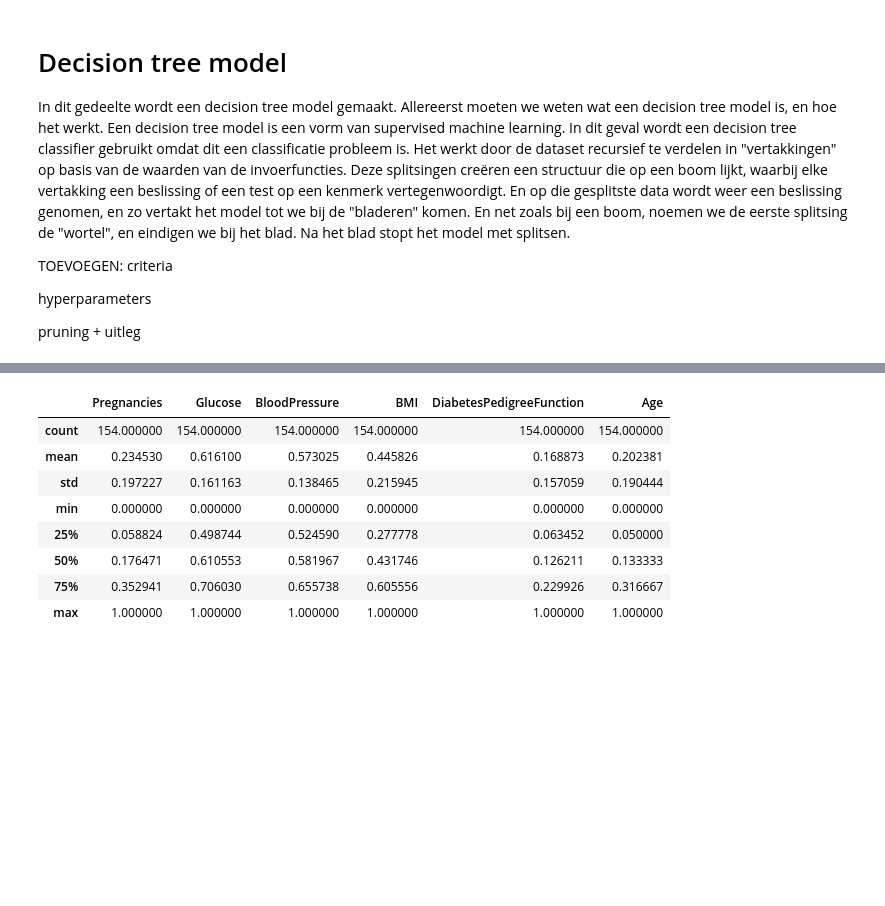
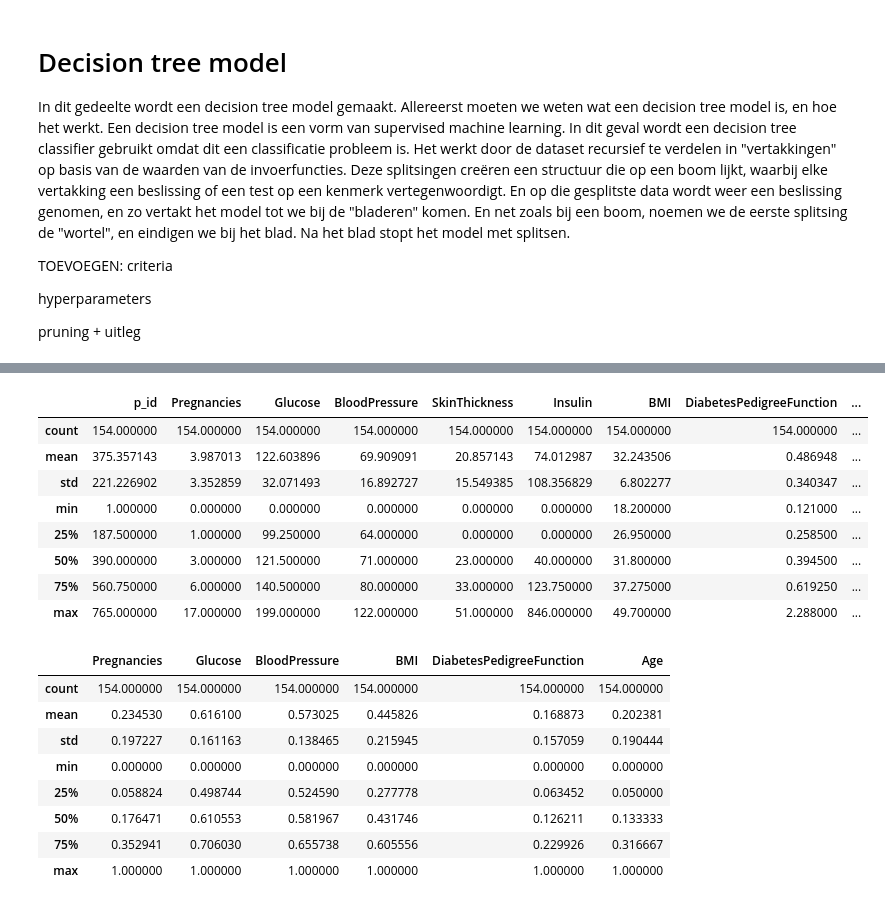
Before and after one commit to BJHeemskerk/MachineLearning, a Jupyter notebook: Notebook_Declan.ipynb, the cells around one changed output, grey strips where cells are left out. Cells and saved outputs as stored; diff of their text form; code cells hidden in the pictures; blank space fills up the shorter version.

```diff
--- a/Notebook_Declan.ipynb
+++ b/Notebook_Declan.ipynb
@@ -62,3 +91,26 @@ df_train.describe()
+# %%
+# Weghalen rijen met nulwaarden
+df_test = data_test.copy()
+
+# Aanmaken X_kolommen voor replace
+X_kolommen = data_train.columns[:-1]
+
+# Replace om NaN-waarden aan te maken
+data_test[X_kolommen] = data_test[X_kolommen].replace(0, np.nan)
+
+#gem = df_test.mean()
+df_test.fillna(gem, inplace=True)
+df_test.describe()
+# %% [output]
+|  | p_id | Pregnancies | Glucose | BloodPressure | SkinThickness | Insulin | BMI | DiabetesPedigreeFunction | ... |
+| count | 154.000000 | 154.000000 | 154.000000 | 154.000000 | 154.000000 | 154.000000 | 154.000000 | 154.000000 | ... |
+| mean | 375.357143 | 3.987013 | 122.603896 | 69.909091 | 20.857143 | 74.012987 | 32.243506 | 0.486948 | ... |
+| std | 221.226902 | 3.352859 | 32.071493 | 16.892727 | 15.549385 | 108.356829 | 6.802277 | 0.340347 | ... |
+| min | 1.000000 | 0.000000 | 0.000000 | 0.000000 | 0.000000 | 0.000000 | 18.200000 | 0.121000 | ... |
+| 25% | 187.500000 | 1.000000 | 99.250000 | 64.000000 | 0.000000 | 0.000000 | 26.950000 | 0.258500 | ... |
+| 50% | 390.000000 | 3.000000 | 121.500000 | 71.000000 | 23.000000 | 40.000000 | 31.800000 | 0.394500 | ... |
+| 75% | 560.750000 | 6.000000 | 140.500000 | 80.000000 | 33.000000 | 123.750000 | 37.275000 | 0.619250 | ... |
+| max | 765.000000 | 17.000000 | 199.000000 | 122.000000 | 51.000000 | 846.000000 | 49.700000 | 2.288000 | ... |
 # %%
 # Voordat het model getest wordt, is het noodzakelijk de test data op te schonen
 # Weghalen rijen met nulwaarden
```
Also changed, not shown: parts of 15 cells of this notebook.
